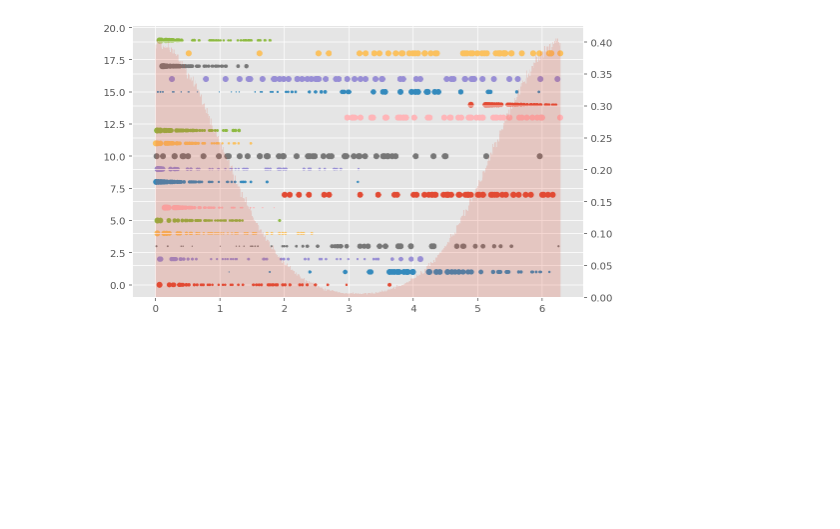
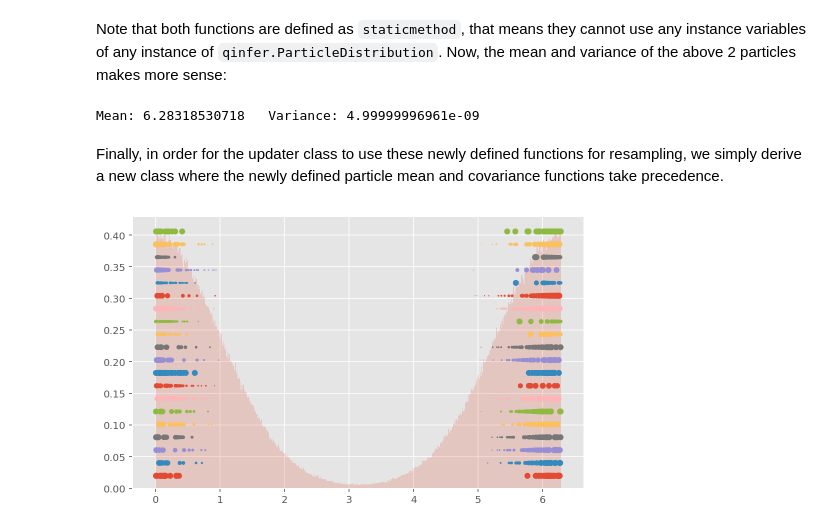
Before and after one commit to QInfer/qinfer-examples, a Jupyter notebook: circular_statistics.ipynb, the cells around one changed output. Cells and saved outputs as stored; diff of their text form; code cells hidden in the pictures; blank space fills up the shorter version.

Commit message:
Document the circular mean/cov Notebook much better

```diff
--- a/circular_statistics.ipynb
+++ b/circular_statistics.ipynb
@@ -5,8 +16,8 @@ import numpy as np
 # %%
 class CircularModel(qi.Model):
-    def __init__(self, sigma=.01, ):
-        self._sigma = sigma
+    def __init__(self, sigma=.01):
         super(CircularModel, self).__init__()
+        self.sigma = sigma
 
     @property
     def n_modelparams(self):
@@ -14,6 +25,7 @@ class CircularModel(qi.Model):
 
     @property
     def expparams_dtype(self):
+        # We do not have any external parameters to be adjusted
         return []
 
     @property
@@ -25,6 +37,7 @@ class CircularModel(qi.Model):
         return 1
 
     def domain(self, _):
+        # specify the domain of \phi
         return qi.RealDomain(min=0, max=2 * np.pi)
 
     def are_models_valid(self, modelparams):
@@ -34,14 +47,14 @@ class CircularModel(qi.Model):
         return np.mod(modelparams, 2 * np.pi)
 
     def simulate_experiment(self, modelparams, expparams, repeat=1):
-        x = modelparams[None, :,  None] + self._sigma * np.random.randn(repeat)
+        x = modelparams[None, :,  None] + self.sigma * np.random.randn(repeat)
         return self.canonicalize(x)
 
     def likelihood(self, outcomes, modelparams, expparams):
         super(CircularModel, self).likelihood(outcomes, modelparams, expparams)
-        nr_summands = np.ceil(self._sigma / np.pi) + 3
+        nr_summands = np.ceil(self.sigma / np.pi) + 3
         n = np.arange(-nr_summands, nr_summands + 1)[:, None, None]
         x = outcomes[None, :, None] - modelparams[None, None, :, 0] + 2 * np.pi * n
-        x /= self._sigma
-        p = 1 / np.sqrt(2 * np.pi * self._sigma**2) * np.exp(- x * x / 2)
+        x /= self.sigma
+        p = 1 / np.sqrt(2 * np.pi * self.sigma**2) * np.exp(- x * x / 2)
         return np.sum(p, axis=0)[..., None]
@@ -73,0 +151,7 @@ pl.gca().twinx().hist(model.simulate_experiment(modelparams_true, [], repeat=100
+# %%
+particle_locations = np.array([[0.0001], [2 * np.pi - 0.0001]])
+particle_weights = np.array([.5, .5])
+
+mean = qi.ParticleDistribution.particle_mean(particle_weights,  particle_locations)
+var = qi.ParticleDistribution.particle_covariance_mtx(particle_weights, particle_locations)
+print("Mean: {}   Variance: {}".format(mean[0], var[0, 0]))
@@ -73,0 +206,11 @@ pl.gca().twinx().hist(model.simulate_experiment(modelparams_true, [], repeat=100
+# %% [markdown]
+Note that both functions are defined as `staticmethod`, that means they cannot use any instance variables of any instance of `qinfer.ParticleDistribution`.
+Now, the mean and variance of the above 2 particles makes more sense:
+# %%
+mean = CircularDistribution.particle_mean(particle_weights,  particle_locations)
+var = CircularDistribution.particle_covariance_mtx(particle_weights, particle_locations)
+print("Mean: {}   Variance: {}".format(mean[0], var[0, 0]))
+# %% [output]
+Mean: 6.28318530718   Variance: 4.99999996961e-09
+# %% [markdown]
+Finally, in order for the updater class to use these newly defined functions for resampling, we simply derive a new class where the newly defined particle mean and covariance functions take precedence.
@@ -74,19 +220,30 @@ pl.gca().twinx().hist(model.simulate_experiment(modelparams_true, [], repeat=100
 # %%
+ax = pl.subplot(111)
+twinx = ax.twinx()
+twinx.set_yticks([])
 np.random.seed(1234)
+
+# specify the true model parameters
 modelparams_true = np.array([0.001])
 model = CircularModel(sigma=1.)
+# sample outcomes to be used for inference
 outcomes = model.simulate_experiment(modelparams_true, [], repeat=NR_OUTCOMES).ravel()
+# We need to disable postselection in the resampler since otherwise we loose the
+# new particle locations outside of [0, 2pi]
+# This is a workaround for not using particle_mean in resamplers.py:322
+resampler = qi.LiuWestResampler(a=0.0, postselect=False)
 
-np.random.seed(5678)
 for i in range(20):
     prior = qi.UniformDistribution(ranges=np.array([0, 2 * np.pi]))
-    updater = qi.SMCUpdater(model, PARTICLES, prior, resampler=resampler)
+    # We have to canonicalize since we disabled postselection
+    updater = CircularSMCUpdater(model, PARTICLES, prior, resampler=resampler,
+                                 canonicalize=True)
     updater.batch_update(outcomes, np.empty((NR_OUTCOMES)), resample_interval=1)
+    twinx.scatter(updater.particle_locations, i * np.ones(PARTICLES),
+                  s=weights_to_markersize(updater.particle_weights))
 
-    pl.scatter(updater.particle_locations, i * np.ones(PARTICLES),
-               s=weights_to_markersize(updater.particle_weights))
-
-pl.gca().twinx().hist(model.simulate_experiment(modelparams_true, [], repeat=1000000).ravel(),
+# let us also approximate the distribution of $Y$ with a histogram over many samples
+ax.hist(model.simulate_experiment(modelparams_true, [], repeat=1000000).ravel(),
                        bins=500, normed=True, alpha=.2);
 # %% [output]
-[figure, old version]
+[figure, new version]
```
Also changed, not shown: parts of 15 cells of this notebook.
